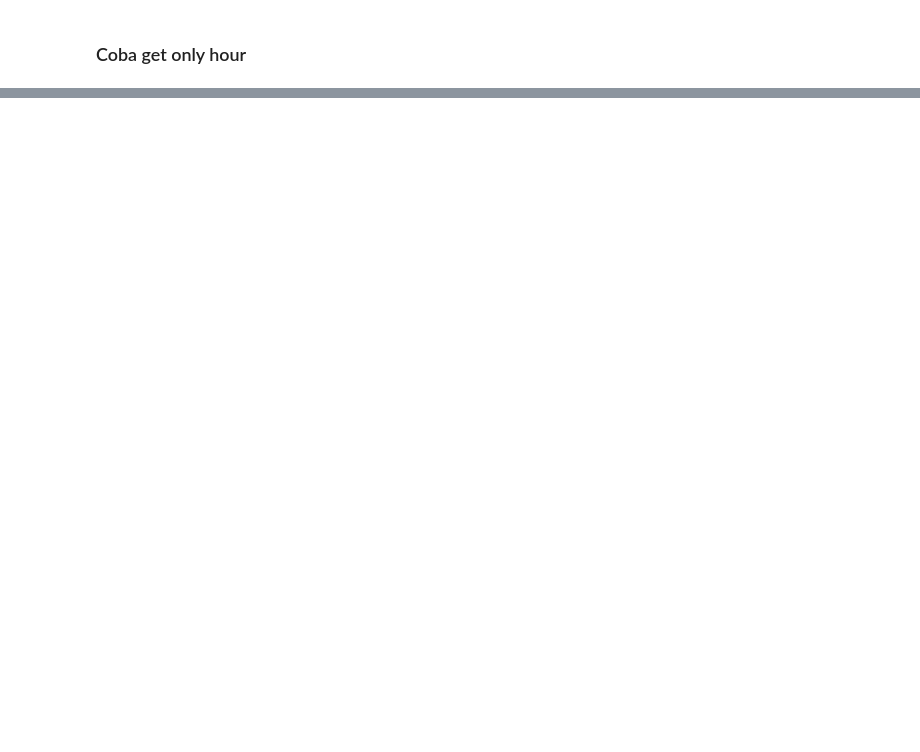
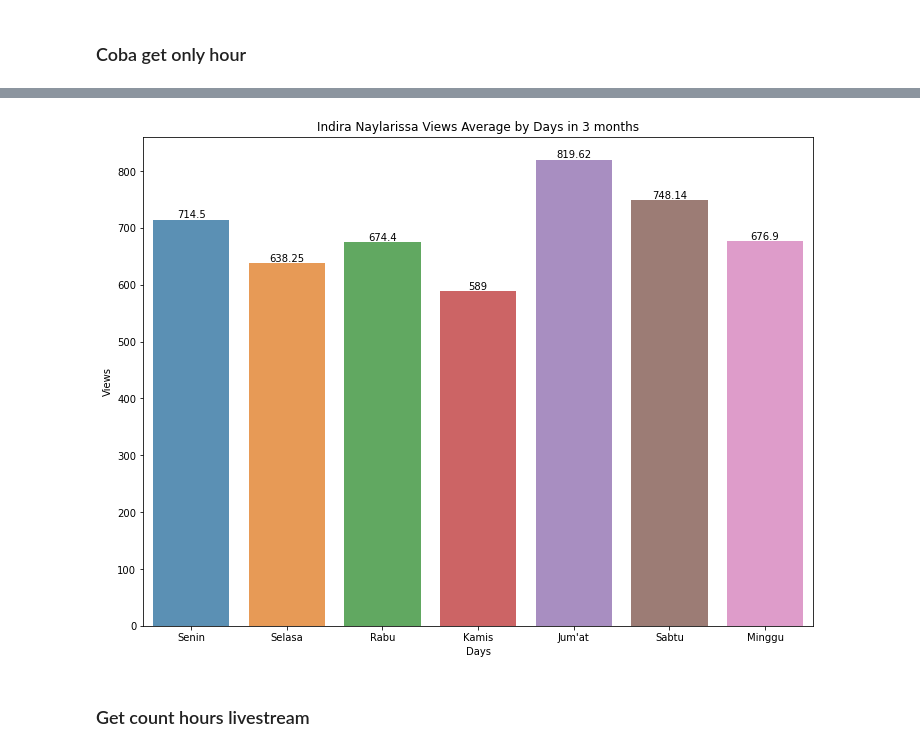
Before and after one commit to shandytp/livium-gen1-report, a Jupyter notebook: indira-analysis.ipynb, the cells around one changed output, grey strips where cells are left out. Cells and saved outputs as stored; diff of their text form; code cells hidden in the pictures; blank space fills up the shorter version.

```diff
--- a/indira-analysis.ipynb
+++ b/indira-analysis.ipynb
@@ -229,0 +239,2 @@ Name: 35, dtype: object
+# %%
+get_avg_days = round(data.groupby(["days"])['views'].mean().reindex(["Senin","Selasa","Rabu","Kamis","Jum'at","Sabtu","Minggu"]), 2)
@@ -229,0 +253,12 @@ Name: 35, dtype: object
+# %%
+plt.figure(figsize=(12,9))
+ax = sns.barplot(get_avg_days.index, get_avg_days.values, alpha=0.8)
+ax.bar_label(ax.containers[0])
+plt.xlabel("Days")
+plt.ylabel("Views")
+plt.title("Indira Naylarissa Views Average by Days in 3 months")
+plt.show()
+# %% [output]
+[figure, added]
+# %% [markdown]
+### Get count hours livestream
```
Also changed, not shown: parts of 64 cells of this notebook.
